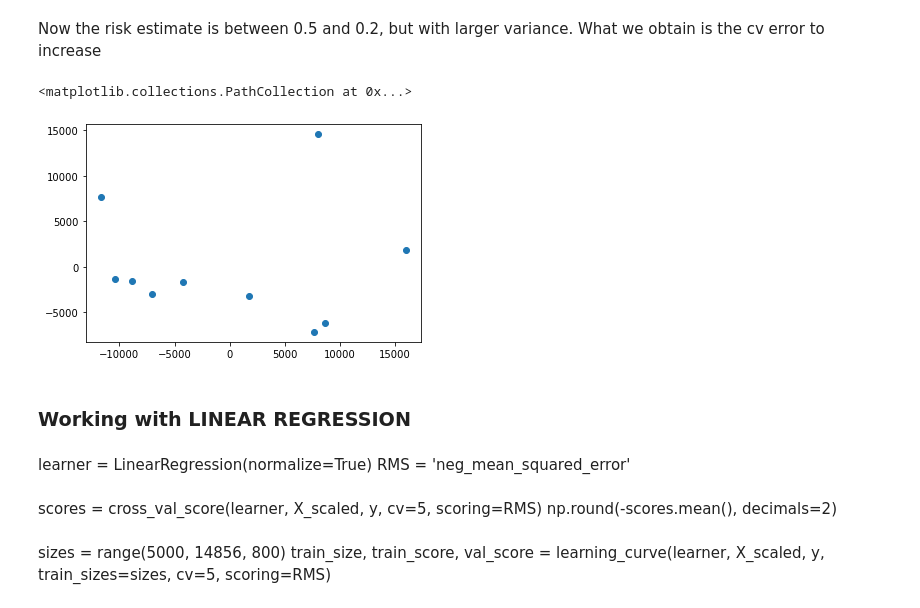
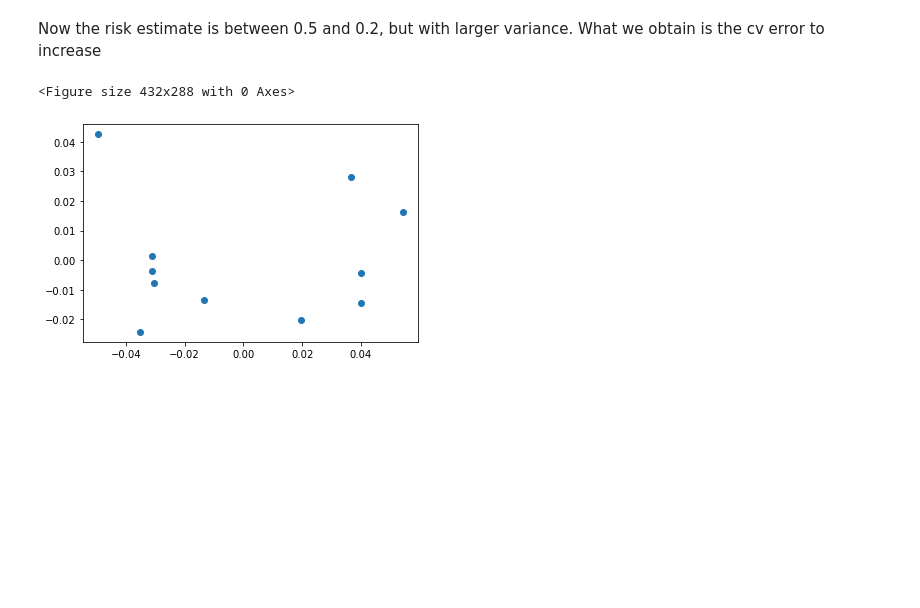
Before and after one commit to martinaviggiano/ml_project, a Jupyter notebook: Machine Learning Project.ipynb, the cells around one changed output. Drawn from its saved outputs; the diff is of its cells as text; code cells hidden in the pictures; blank space fills up the shorter version.

```diff
--- a/Machine Learning Project.ipynb
+++ b/Machine Learning Project.ipynb
@@ -419,9 +451,6 @@ Then we extract from the dataset the column defining the house value *median_hou
 # %%
-y = corr_df['median_house_value']
+y = X_scaled['median_house_value']
 # %%
-corr_df.drop(columns=['median_house_value'], inplace=True)
+X_scaled.drop(columns=['median_house_value'], inplace=True)
-# %%
-scaler = MinMaxScaler(feature_range=(-1,1))
-X_scaled = scaler.fit_transform(corr_df)
 # %%
 X_train, X_test, y_train, y_test = train_test_split(X_scaled, y, test_size=0.2, random_state=42)
@@ -778,7 +789,7 @@ Now the risk estimate is between 0.5 and 0.2, but with larger variance. What we
 # %%
 coef_list = []
 
-for s in range(5000, 14856, 1000):
+for s in range(4500, 14856, 1000):
     X_train, X_test, y_train, y_test = train_test_split(X_pca, y, train_size=s, random_state=42)
     learner.fit(X_train, y_train)
     coef_list.append(learner.w)
@@ -788,19 +799,10 @@ pca = decomposition.PCA(n_components=2)
 pca.fit(coef_matrix)
 coef_pca = pca.transform(coef_matrix)
 # %%
+dot2 = plt.figure()
 fig, ax = plt.subplots()
 plt.scatter(coef_pca[:,0], coef_pca[:,1])
+dot2.savefig("images\dot1.png")
 # %% [output]
-<matplotlib.collections.PathCollection at 0x...>
+<Figure size 432x288 with 0 Axes>
-[figure, old version]
+[figure, new version]
-# %% [markdown]
-### Working with LINEAR REGRESSION
-# %% [markdown]
-learner = LinearRegression(normalize=True)
-RMS = 'neg_mean_squared_error'
-# %% [markdown]
-scores = cross_val_score(learner, X_scaled, y, cv=5, scoring=RMS)
-np.round(-scores.mean(), decimals=2)
-# %% [markdown]
-sizes = range(5000, 14856, 800)
-train_size, train_score, val_score = learning_curve(learner, X_scaled, y, train_sizes=sizes, cv=5, scoring=RMS)
```
Also changed, not shown: parts of 55 cells of this notebook, 8 other files.
